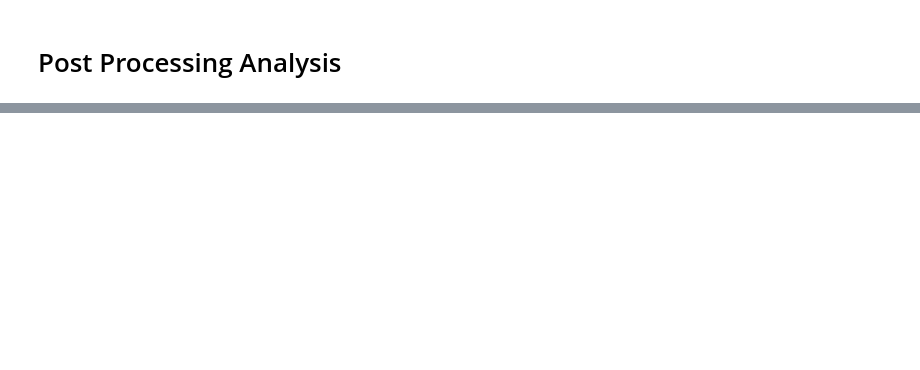
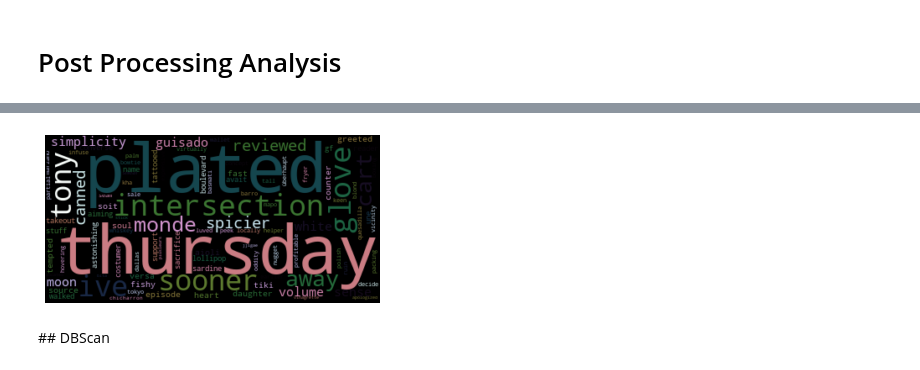
Before and after one commit to paulinegloumeau/BNPP_Sentiment_Analysis, a Jupyter notebook: Test NLTK Yelp.ipynb, the cells around one changed output, grey strips where cells are left out. Cells and saved outputs as stored; diff of their text form; code cells hidden in the pictures; blank space fills up the shorter version.

```diff
--- a/Test NLTK Yelp.ipynb
+++ b/Test NLTK Yelp.ipynb
@@ -173,0 +208,2 @@ plt.show()
+# %%
+model = Word2Vec(df['lemmed_words'], min_count=1, size= 50,workers=3, window=3)
@@ -173,0 +224,3 @@ plt.show()
+# %%
+X = model[model.wv.vocab]
+X
@@ -173,0 +337,8 @@ plt.show()
+# %%
+top_words = {}
+num_words_kept = 100
+
+for cluster_id in cluster_ids:
+    top_words[cluster_id] = cluster_map.sort_values(by=['distance_to_{}'.format(cluster_id)]).head(100)['data_index'].values.tolist()
+
+top_words
@@ -173,0 +363,24 @@ plt.show()
+# %%
+def display_cloud(cluster_id, cmap):
+    wc = WordCloud(background_color="black", max_words=2000, max_font_size=80, colormap=cmap);
+    wordcloud = wc.generate(' '.join([word for word in top_words[cluster_id]]))
+    plt.imshow(wordcloud, interpolation='bilinear')
+    plt.axis("off")
+    plt.savefig('cluster_' + str(cluster_id), bbox_inches='tight')
+# %%
+from itertools import cycle
+from wordcloud import WordCloud, ImageColorGenerator
+import matplotlib.pyplot as plt
+
+cmaps = cycle([
+            'flag', 'prism', 'ocean', 'gist_earth', 'terrain', 'gist_stern',
+            'gnuplot', 'gnuplot2', 'CMRmap', 'cubehelix', 'brg', 'hsv',
+            'gist_rainbow', 'rainbow', 'jet', 'nipy_spectral', 'gist_ncar'])
+
+for cluster_id in (cluster_ids):
+    col = next(cmaps);
+    display_cloud(cluster_id, col)
+# %% [output]
+[figure, added]
+# %% [markdown]
+## DBScan
```
Also changed, not shown: parts of 24 cells of this notebook, 11 other files.
